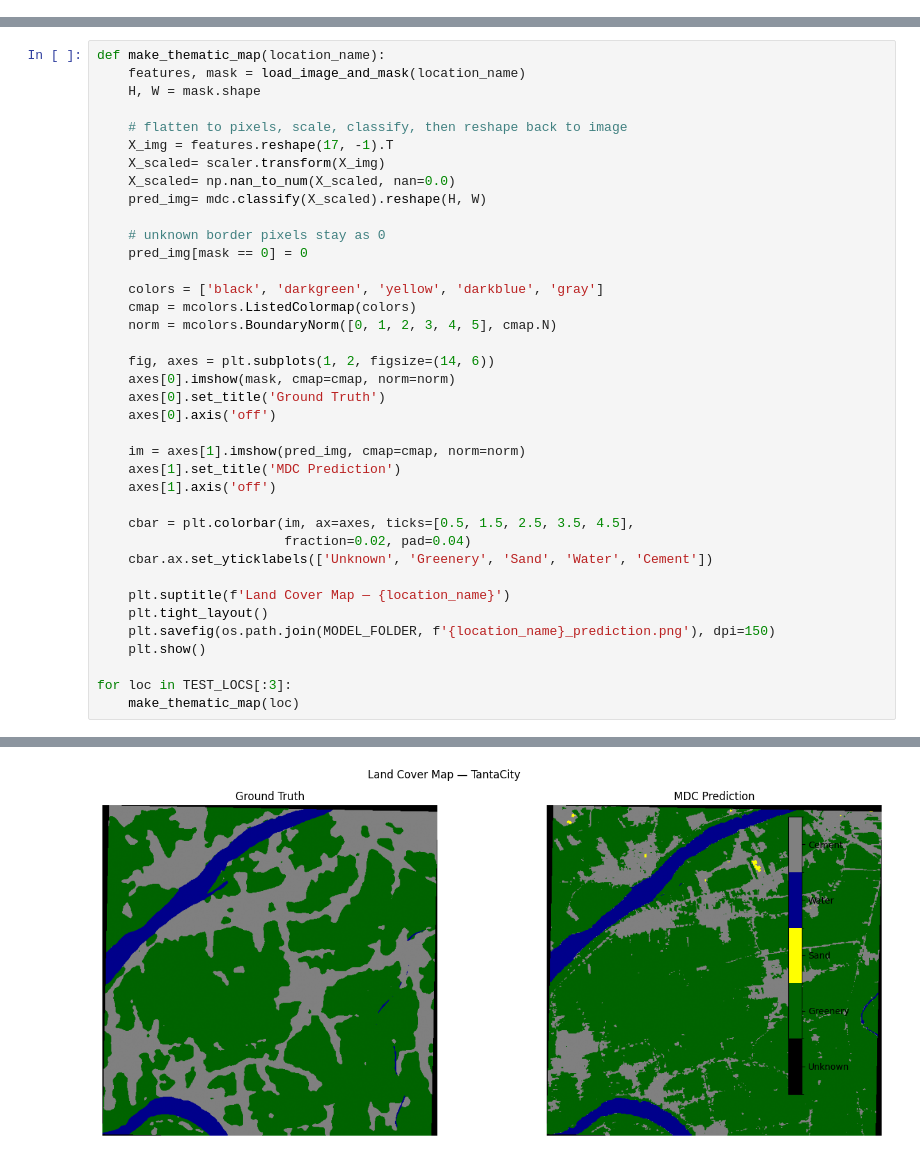
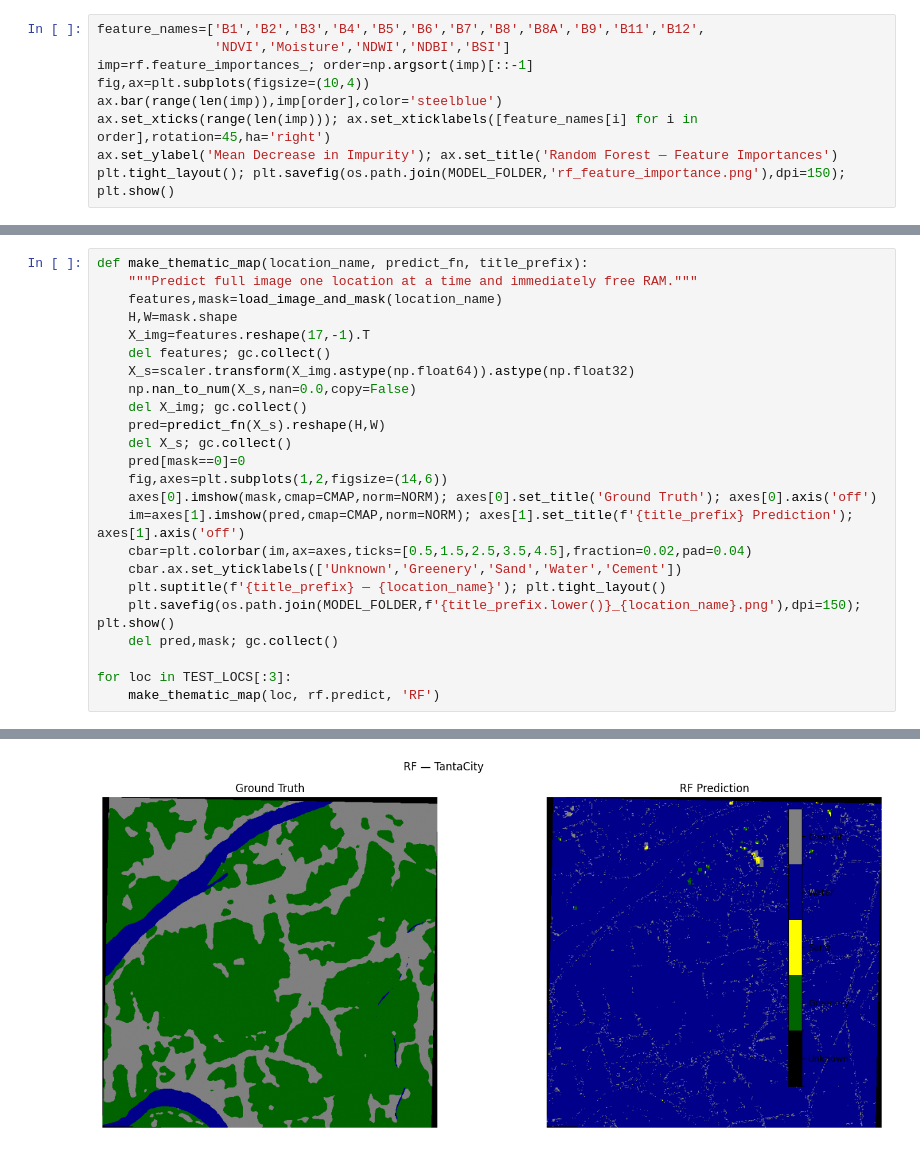
Before and after one commit to CMP26/sat_Project, a Jupyter notebook: sat_project.ipynb, the cells around one changed output, grey strips where cells are left out. Cells and saved outputs as stored; diff of their text form.

```diff
--- a/sat_project.ipynb
+++ b/sat_project.ipynb
@@ -437,0 +343,9 @@ weighted avg       0.68      0.64      0.65   2861184
+# %%
+feature_names=['B1','B2','B3','B4','B5','B6','B7','B8','B8A','B9','B11','B12',
+               'NDVI','Moisture','NDWI','NDBI','BSI']
+imp=rf.feature_importances_; order=np.argsort(imp)[::-1]
+fig,ax=plt.subplots(figsize=(10,4))
+ax.bar(range(len(imp)),imp[order],color='steelblue')
+ax.set_xticks(range(len(imp))); ax.set_xticklabels([feature_names[i] for i in order],rotation=45,ha='right')
+ax.set_ylabel('Mean Decrease in Impurity'); ax.set_title('Random Forest — Feature Importances')
+plt.tight_layout(); plt.savefig(os.path.join(MODEL_FOLDER,'rf_feature_importance.png'),dpi=150); plt.show()
@@ -438,39 +354,25 @@ weighted avg       0.68      0.64      0.65   2861184
 # %%
-def make_thematic_map(location_name):
-    features, mask = load_image_and_mask(location_name)
-    H, W = mask.shape
-
-    # flatten to pixels, scale, classify, then reshape back to image
-    X_img = features.reshape(17, -1).T
-    X_scaled= scaler.transform(X_img)
-    X_scaled= np.nan_to_num(X_scaled, nan=0.0)
-    pred_img= mdc.classify(X_scaled).reshape(H, W)
-
-    # unknown border pixels stay as 0
-    pred_img[mask == 0] = 0
-
-    colors = ['black', 'darkgreen', 'yellow', 'darkblue', 'gray']
-    cmap = mcolors.ListedColormap(colors)
-    norm = mcolors.BoundaryNorm([0, 1, 2, 3, 4, 5], cmap.N)
-
-    fig, axes = plt.subplots(1, 2, figsize=(14, 6))
-    axes[0].imshow(mask, cmap=cmap, norm=norm)
-    axes[0].set_title('Ground Truth')
-    axes[0].axis('off')
-
-    im = axes[1].imshow(pred_img, cmap=cmap, norm=norm)
-    axes[1].set_title('MDC Prediction')
-    axes[1].axis('off')
-
-    cbar = plt.colorbar(im, ax=axes, ticks=[0.5, 1.5, 2.5, 3.5, 4.5],
-                        fraction=0.02, pad=0.04)
-    cbar.ax.set_yticklabels(['Unknown', 'Greenery', 'Sand', 'Water', 'Cement'])
-
-    plt.suptitle(f'Land Cover Map — {location_name}')
-    plt.tight_layout()
-    plt.savefig(os.path.join(MODEL_FOLDER, f'{location_name}_prediction.png'), dpi=150)
-    plt.show()
+def make_thematic_map(location_name, predict_fn, title_prefix):
+    """Predict full image one location at a time and immediately free RAM."""
+    features,mask=load_image_and_mask(location_name)
+    H,W=mask.shape
+    X_img=features.reshape(17,-1).T
+    del features; gc.collect()
+    X_s=scaler.transform(X_img.astype(np.float64)).astype(np.float32)
+    np.nan_to_num(X_s,nan=0.0,copy=False)
+    del X_img; gc.collect()
+    pred=predict_fn(X_s).reshape(H,W)
+    del X_s; gc.collect()
+    pred[mask==0]=0
+    fig,axes=plt.subplots(1,2,figsize=(14,6))
+    axes[0].imshow(mask,cmap=CMAP,norm=NORM); axes[0].set_title('Ground Truth'); axes[0].axis('off')
+    im=axes[1].imshow(pred,cmap=CMAP,norm=NORM); axes[1].set_title(f'{title_prefix} Prediction'); axes[1].axis('off')
+    cbar=plt.colorbar(im,ax=axes,ticks=[0.5,1.5,2.5,3.5,4.5],fraction=0.02,pad=0.04)
+    cbar.ax.set_yticklabels(['Unknown','Greenery','Sand','Water','Cement'])
+    plt.suptitle(f'{title_prefix} — {location_name}'); plt.tight_layout()
+    plt.savefig(os.path.join(MODEL_FOLDER,f'{title_prefix.lower()}_{location_name}.png'),dpi=150); plt.show()
+    del pred,mask; gc.collect()
 
 for loc in TEST_LOCS[:3]:
-    make_thematic_map(loc)
+    make_thematic_map(loc, rf.predict, 'RF')
 # %% [output]
@@ -478 +388 @@ for loc in TEST_LOCS[:3]:
-[figure, old version]
+[figure, new version]
```
Also changed, not shown: parts of 36 cells of this notebook.
